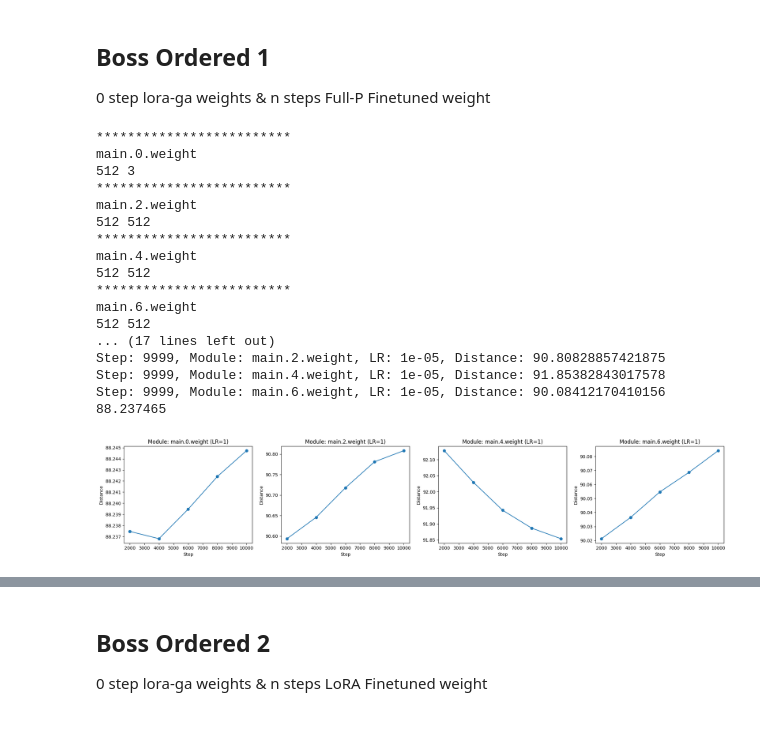
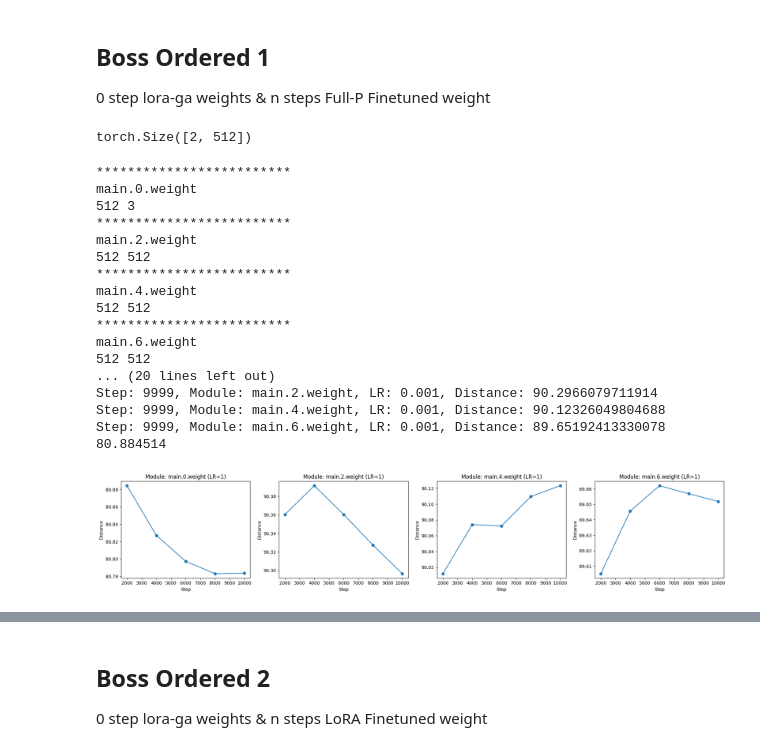
Before and after one commit to jkdxg8837/Diffusion_One, a Jupyter notebook: theorem_veri.ipynb, the cells around one changed output, grey strips where cells are left out. Drawn from its saved outputs; the diff is of its cells as text; code cells hidden in the pictures.

Commit message:
distance & angle calculation

```diff
--- a/theorem_veri.ipynb
+++ b/theorem_veri.ipynb
@@ -69,24 +69,24 @@ def reinit_lora_modules(name, module, gamma, named_grad):
     r"""
     Reinitialize the lora model with the given configuration.
     """
-    lora_r = min(module.lora_A.default.weight.shape)
+    lora_r = 2
 
 
-    print("*************************")
+    # print("*************************")
 
     # grad_name = name + '.weight'
     grad_name = ".".join(name.split(".")[-2:]) + '.weight'
-    print(grad_name)
+    # print(grad_name)
     grads = named_grad[grad_name]
 
     m, n = grads.shape
-    print(m,n)
+    # print(m,n)
     U, S, V = torch.linalg.svd(grads.float())
     B = U[:, lora_r : 2 * lora_r]
     A = V[:lora_r, :]
     m, n = grads.shape # m: feature_out, n: feature_in
     # the scale of output is only related to the feature_out
-    gamma = 9
+
     B = B * m**0.25 / gamma**0.5
     A = A * m**0.25 / gamma**0.5
 
@@ -104,7 +104,7 @@ def reinit_lora(model, gamma, named_grad):
         total=len(list(model.named_modules())),
     ):
 
-        if isinstance(module, LoraLayer) and "8" not in name:
+        if isinstance(module, LoraLayer):
             reinit_lora_modules(name, module, gamma, named_grad)
 
         pass
@@ -118,7 +118,7 @@ from peft import LoraConfig, get_peft_model
 # checkpoint_steps = [1999,7999,13999,19999]
 vf = MLP(input_dim=2, time_dim=1, hidden_dim=hidden_dim).to(device)
 lora_config = LoraConfig(
-    r=8,
+    r=2,
     lora_alpha=16,
     target_modules=["main.0", "main.2", "main.4", "main.6", "main.8"],  # target Linear layers in MLP
     init_lora_weights="gaussian",
@@ -127,7 +127,7 @@ vf = get_peft_model(vf, lora_config)
 print(vf.state_dict()['base_model.model.main.8.lora_A.default.weight'].shape)
 
 gamma = 9
-with open(f'/home/u5649209/workspace/flow_matching/ckpts/raw_model_gradients/models_grads_step0.pkl', 'rb') as f:
+with open(f'/home/u5649209/workspace/flow_matching/ckpts/raw_model_gradients/models_grads_step19999.pkl', 'rb') as f:
     named_grad = pickle.load(f)
 _ = reinit_lora(vf, gamma, named_grad)
 
@@ -216,13 +224,13 @@ from peft import LoraConfig, get_peft_model
 # checkpoint_steps = [1999,7999,13999,19999]
 vf_lora_reinit = MLP(input_dim=2, time_dim=1, hidden_dim=hidden_dim).to(device)
 lora_config = LoraConfig(
-    r=8,
+    r=2,
     lora_alpha=16,
-    target_modules=["main.0", "main.2", "main.4", "main.6"],  # target Linear layers in MLP
+    target_modules=["main.0", "main.2", "main.4", "main.6", "main.8"],  # target Linear layers in MLP
     init_lora_weights="gaussian",
 )
 vf_lora_reinit = get_peft_model(vf_lora_reinit, lora_config)
-# print(vf.state_dict()['base_model.model.main.8.lora_A.default.weight'].shape)
+print(vf.state_dict()['base_model.model.main.8.lora_A.default.weight'].shape)
 
 gamma = 9
 with open(f'/home/u5649209/workspace/flow_matching/ckpts/raw_model_gradients/models_grads_step19999.pkl', 'rb') as f:
@@ -251,7 +259,7 @@ for ckpt in checkpoint_steps:
 
     learning_rate_list = [1e-5, 1e-4, 1e-3, 1e-2, 1e-1, 1, 10, 20]
 
-    for i in range(4):
+    for i in range(len(layer_num)):
         module = f'main.{layer_num[i]}.weight'
         if 'bias' in module:
             continue
@@ -265,48 +273,49 @@ for ckpt in checkpoint_steps:
 
         # distance = torch.norm(after_optimization_weights - weights).item()
         # distance = wasserstein_distance(after_optimization_weights.cpu().numpy().flatten(), weights.cpu().numpy().flatten())
         dot_product = np.dot(compared_weights.flatten().cpu().numpy(), lora_combined_weights.flatten().cpu().numpy())
         norm_after = np.linalg.norm(compared_weights.flatten().cpu().numpy())
         norm_weights = np.linalg.norm(lora_combined_weights.flatten().cpu().numpy())
         distance = np.arccos(np.clip(dot_product / (norm_after * norm_weights), -1.0, 1.0)) / np.pi * 180
         # Print the step, module, learning rate, and distance
         # print(f"Step: {step}, Module: {module}, LR: {lr}, Distance: {distance}")
         print(f"Step: {ckpt}, Module: {module}, LR: {lr}, Distance: {distance}")
         distance_module_dict[(ckpt, module, 1)] = distance
 
 # Plot distance vs step for learning rate = 1
 lr_fixed = 1
 modules = [m for m in module_list if 'bias' not in m]
 fig, axs = plt.subplots(1, len(modules), figsize=(5 * len(modules), 4))
 if len(modules) == 1:
     axs = [axs]
 for idx, module in enumerate(modules):
     steps = checkpoint_steps
     distances = [distance_module_dict[(step, module, lr_fixed)] for step in steps]
     axs[idx].plot(steps, distances, marker='o')
     axs[idx].set_xlabel("Step")
     axs[idx].set_ylabel("Distance")
     axs[idx].set_title(f"Module: {module} (LR={lr_fixed})")
 print(distance_module_dict[(1999, 'main.0.weight', 1)])
 plt.tight_layout()
 
 plt.show()
 # %% [output]
-*************************
-main.0.weight
-512 3
-*************************
-main.2.weight
-512 512
-*************************
-main.4.weight
-512 512
-*************************
-main.6.weight
-512 512
-... (17 lines left out)
-Step: 9999, Module: main.2.weight, LR: 1e-05, Distance: 90.80828857421875
-Step: 9999, Module: main.4.weight, LR: 1e-05, Distance: 91.85382843017578
-Step: 9999, Module: main.6.weight, LR: 1e-05, Distance: 90.08412170410156
-88.237465
+torch.Size([2, 512])
+*************************
+main.0.weight
+512 3
+*************************
+main.2.weight
+512 512
+*************************
+main.4.weight
+512 512
+*************************
+main.6.weight
+512 512
+... (20 lines left out)
+Step: 9999, Module: main.2.weight, LR: 0.001, Distance: 90.2966079711914
+Step: 9999, Module: main.4.weight, LR: 0.001, Distance: 90.12326049804688
+Step: 9999, Module: main.6.weight, LR: 0.001, Distance: 89.65192413330078
+80.884514
-[figure, old version]
+[figure, new version]
```
Also changed, not shown: parts of 7 cells of this notebook, 3 other files.
